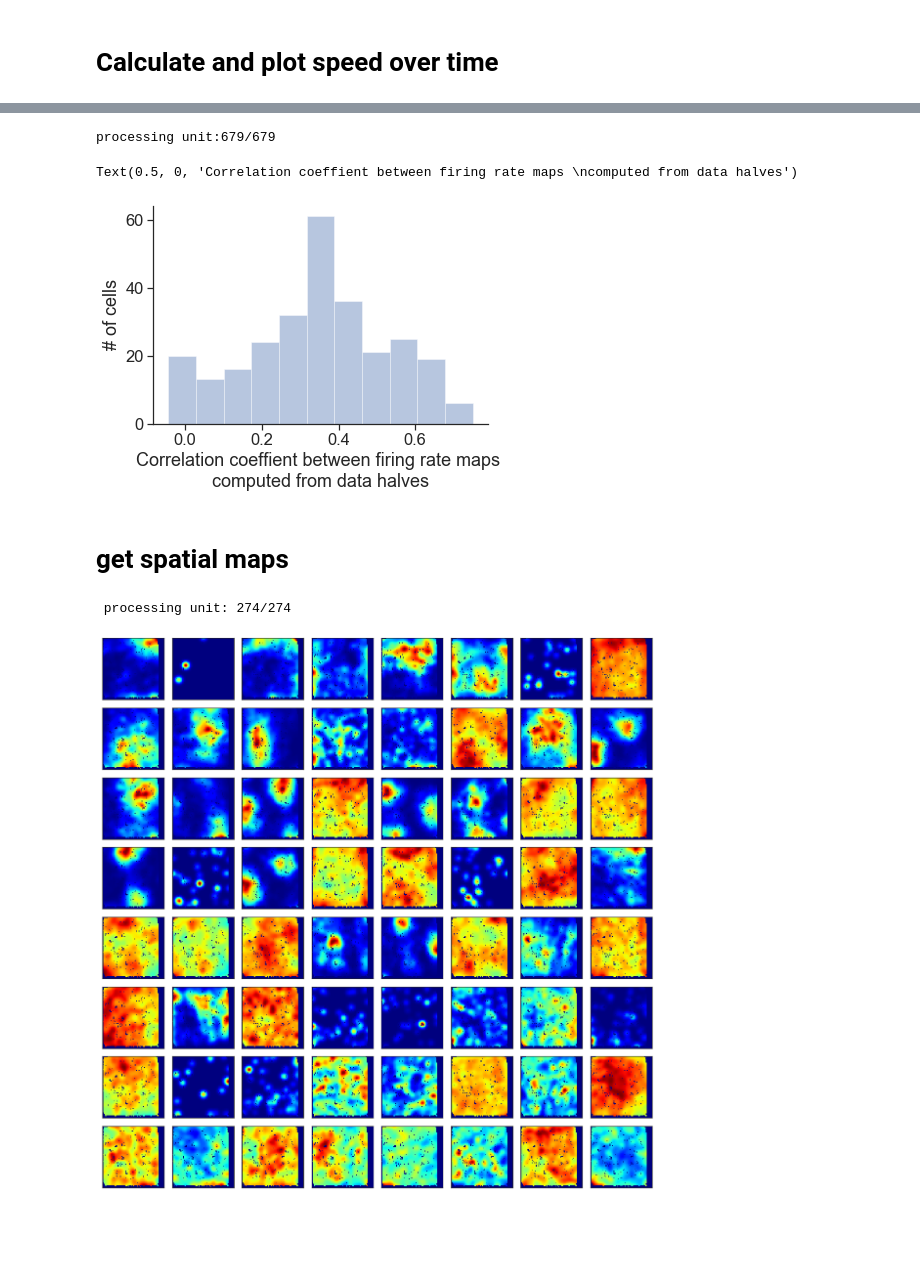
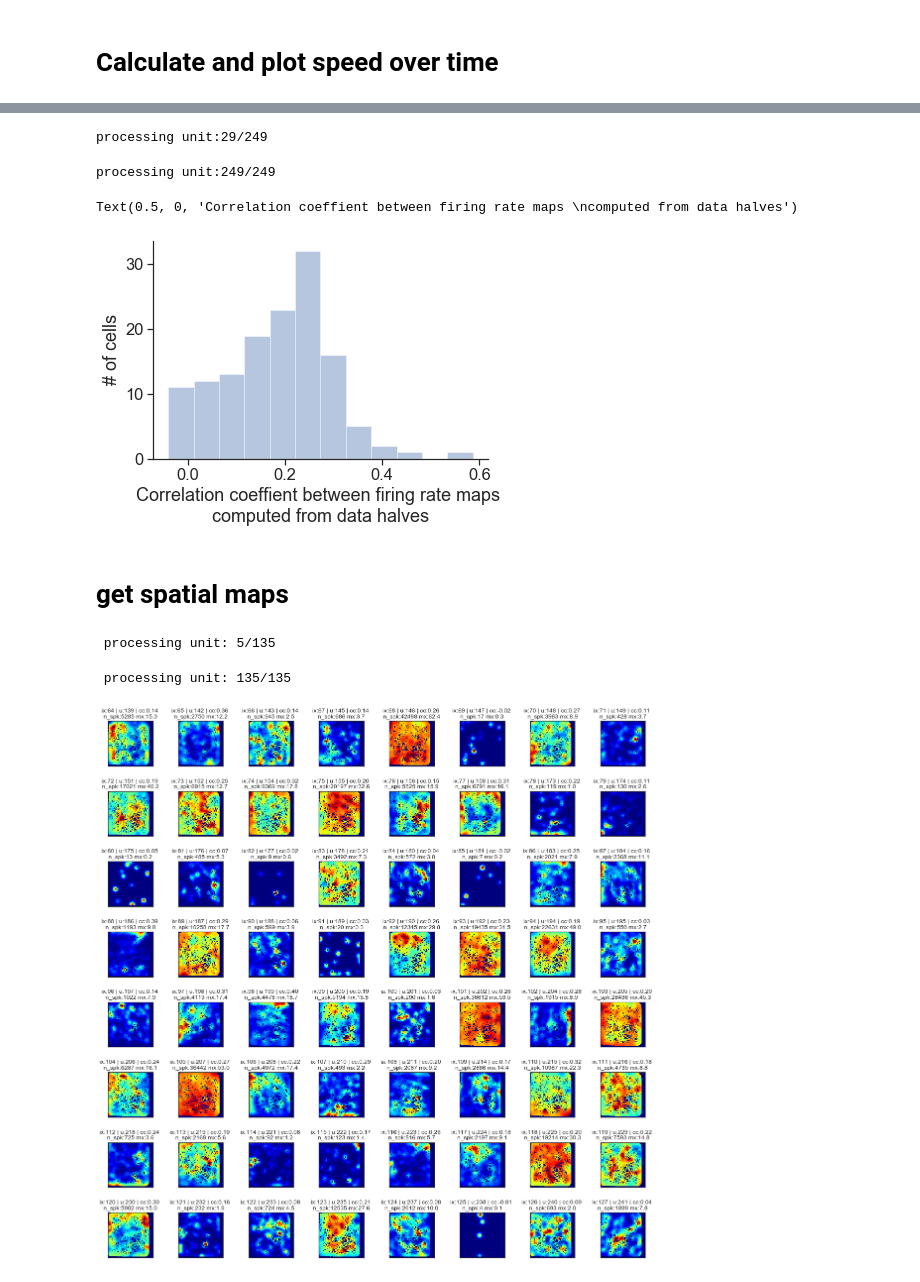
Before and after one commit to yves-weissenberger/ll_ephys, a Jupyter notebook: ephys_notebooks/spatial_firing_retreat.ipynb, the cells around one changed output, grey strips where cells are left out. Drawn from its saved outputs; the diff is of its cells as text; code cells hidden in the pictures; blank space fills up the shorter version.

```diff
--- a/ephys_notebooks/spatial_firing_retreat.ipynb
+++ b/ephys_notebooks/spatial_firing_retreat.ipynb
@@ -18,7 +18,11 @@ from mecll.of import get_spatial_firing_rate_maps,get_split_half_correlations,fi
 # %% [markdown]
 #  Load data (requires path update)
 # %%
-root_dir = '/Users/yves/Desktop/retreat_data_dir/data/2021-07-31_39951_ks25/'
+selected_session = 0
+
+all_data_dir = '/Users/yves/Desktop/retreat_data_dir/data/'
+all_data_folders = sorted([i for i in os.listdir(all_data_dir) if 'ks25' in i])
+root_dir = os.path.join(all_data_dir,all_data_folders[selected_session])
 
 #These are the times (in units of camera frames aquired @30Hz) at which spikes occurred
 spkT = np.load(os.path.join(root_dir,'spkT_OF.npy'))
@@ -69,7 +79,8 @@ seaborn.despine(left=True,bottom=True)
 
 ccs = get_split_half_correlations(spkC,spkT,single_units,position,speed,SPEED_THRESH=2,)
 # %% [output]
-processing unit:679/679
+processing unit:29/249
+processing unit:249/249
 # %%
 seaborn.distplot(ccs[np.isfinite(ccs)],kde=0)
 seaborn.despine()
@@ -77,36 +88,37 @@ plt.ylabel("# of cells")
 plt.xlabel("Correlation coeffient between firing rate maps \ncomputed from data halves")
 # %% [output]
 Text(0.5, 0, 'Correlation coeffient between firing rate maps \ncomputed from data halves')
-[figure, old version]
+[figure, new version]
 # %% [markdown]
 # get spatial maps
 # %%
 all_resp_arr = get_spatial_firing_rate_maps(position,speed,spkC,spkT,single_units,
-                                            SMOOTHING_FACTOR=3,SPEED_THRESH=1)
+                                            SMOOTHING_FACTOR=3,SPEED_THRESH=2)
 # %% [output]
- processing unit: 274/274
+ processing unit: 5/135
+ processing unit: 135/135
 # %%
 
 #plot spatial responses of 64 cells at a time. Change n64 to other ints to view the next 'n64' ones
 plt.figure(figsize=(16,16))
 kk = 1
 
 n64 = 1
 for ix in range(n64*64,(n64+1)*64):
     try:
         unit_nr,resp_map,tot,mx = all_resp_arr[ix]
         plt.subplot(8,8,kk)
         #ix is cell unit index, u is which number in spkC it is, cc is spatial stability from get_split_half_correlations()
         #nspk is number of spikes fired during open field and mx is peak firing rate (in Hz) in the spatial rate-map
-        #plt.title('ix:{} | u:{} | cc:{:.2f} \nn_spk:{} mx:{}'.format(ix,unit_nr,ccs[ix],tot,np.round(mx,decimals=1)),fontsize=12)
+        plt.title('ix:{} | u:{} | cc:{:.2f} \nn_spk:{} mx:{}'.format(ix,unit_nr,ccs[ix],tot,np.round(mx,decimals=1)),fontsize=12)
 
         plt.imshow(resp_map,cmap='jet',interpolation='None')
         plt.xticks([])
         plt.yticks([])
 
         kk += 1
     except (ValueError,IndexError):
         break
 plt.tight_layout()
 # %% [output]
-[figure, old version]
+[figure, new version]
```
Also changed, not shown: parts of 4 cells of this notebook, 17 other files.
